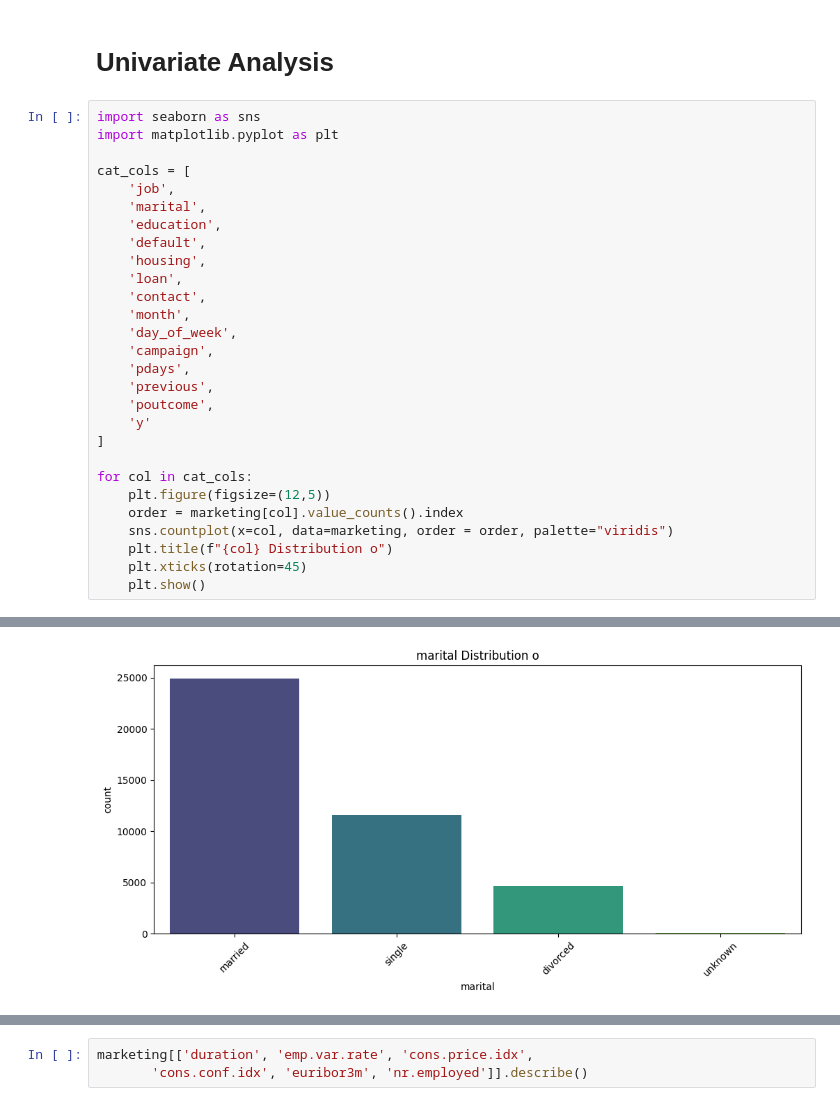
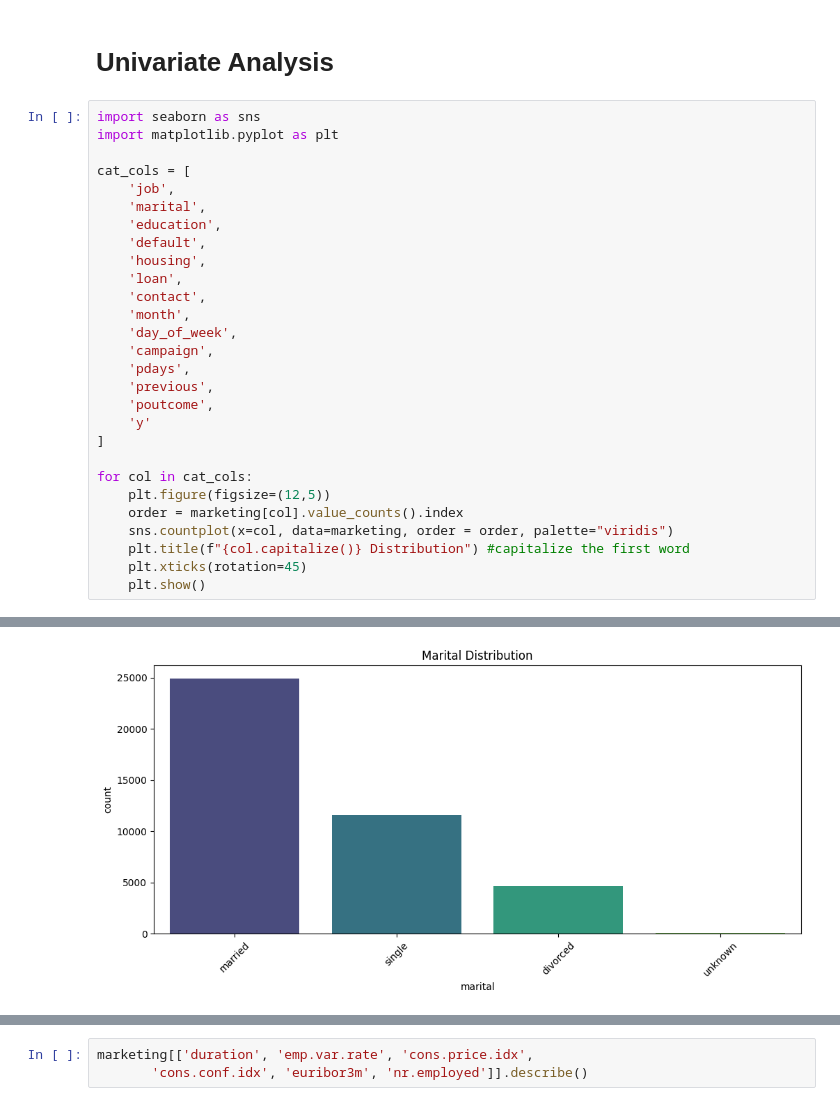
Before and after one commit to flynn-ky-t2/kaggle_f., a Jupyter notebook: bank-marketing-coding-practice.ipynb, the cells around one changed output, grey strips where cells are left out. Drawn from its saved outputs; the diff is of its cells as text.

```diff
--- a/bank-marketing-coding-practice.ipynb
+++ b/bank-marketing-coding-practice.ipynb
@@ -226,34 +224,34 @@ marketing.duplicated().sum()
 # %%
 import seaborn as sns
 import matplotlib.pyplot as plt
 
 cat_cols = [
     'job',
     'marital',
     'education',
     'default',
     'housing',
     'loan',
     'contact',
     'month',
     'day_of_week',
     'campaign',
     'pdays',
     'previous',
     'poutcome',
     'y'
 ]
 
 for col in cat_cols:
     plt.figure(figsize=(12,5))
     order = marketing[col].value_counts().index
     sns.countplot(x=col, data=marketing, order = order, palette="viridis")
-    plt.title(f"{col} Distribution o")
+    plt.title(f"{col.capitalize()} Distribution") #capitalize the first word
     plt.xticks(rotation=45)
     plt.show()
 # %% [output]
 [figure]
-[figure, old version]
+[figure, new version]
 [figure]
 [figure]
 [figure]
```
Also changed, not shown: parts of 1 cell of this notebook.
